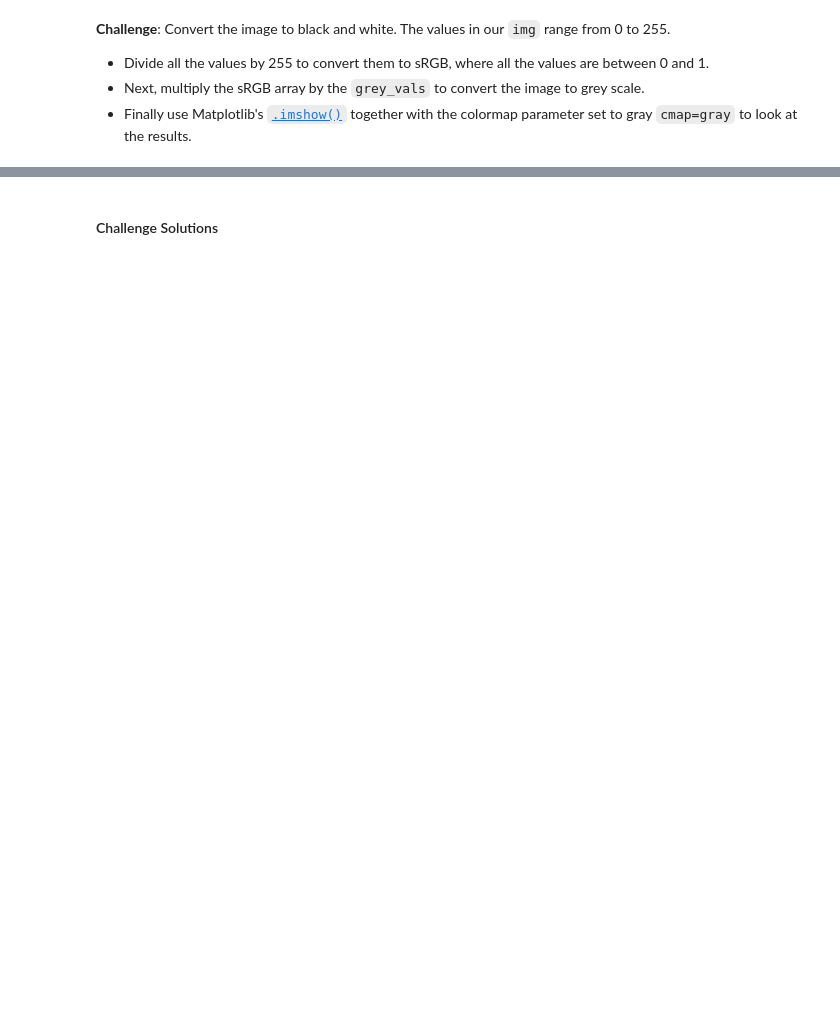
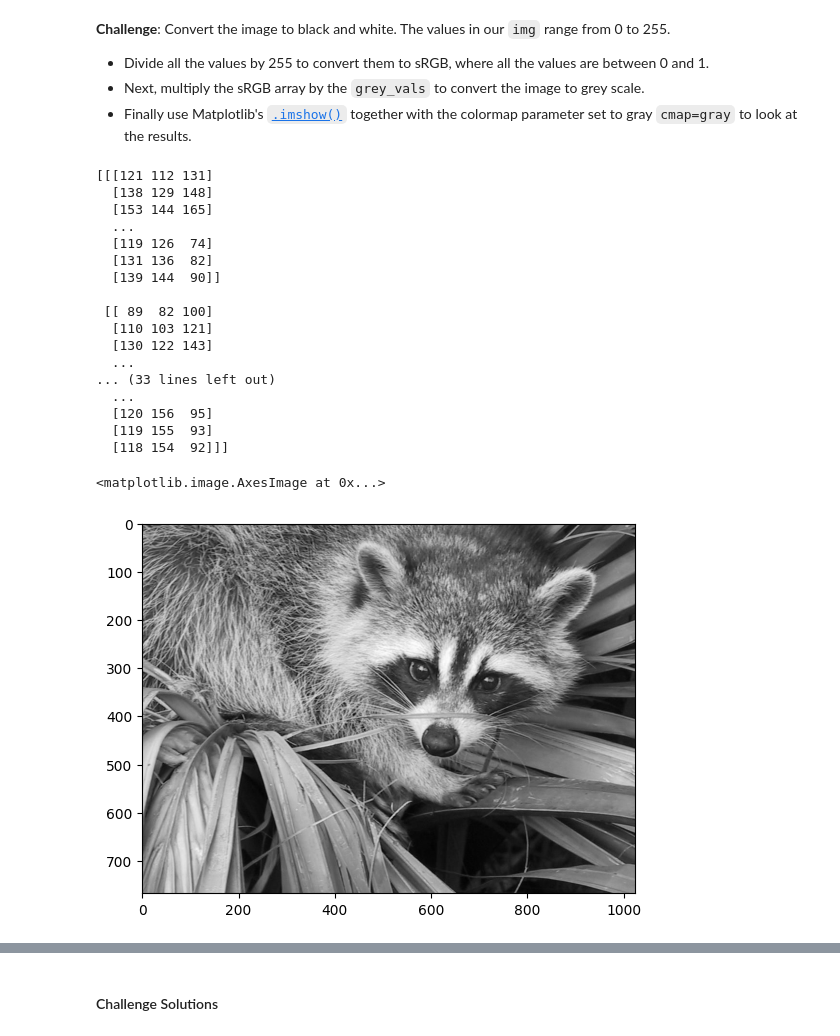
Before and after one commit to J-Bills/day_77, a Jupyter notebook: Computation with NumPy (start)/Computation_with_NumPy_and_N_Dimensional_Arrays_(start).ipynb, the cells around one changed output, grey strips where cells are left out. Saved outputs shown, nothing was run; the diff lists cells and outputs as text; code cells hidden in the pictures; blank space fills up the shorter version.

```diff
--- a/Computation with NumPy (start)/Computation_with_NumPy_and_N_Dimensional_Arrays_(start).ipynb
+++ b/Computation with NumPy (start)/Computation_with_NumPy_and_N_Dimensional_Arrays_(start).ipynb
@@ -265,7 +292,33 @@ Dimensions of result: (4x2)*(2x3)=(4x3)
 * Next, multiply the sRGB array by the `grey_vals` to convert the image to grey scale.
 * Finally use Matplotlib's [`.imshow()`](https://matplotlib.org/3.1.1/api/_as_gen/matplotlib.pyplot.imshow.html) together with the colormap parameter set to gray `cmap=gray` to look at the results.
 # %%
+print(img)
+black_white = img/255
 grey_vals = np.array([0.2126, 0.7152, 0.0722])
+
+black_white = np.matmul(black_white, grey_vals)
+
+plt.imshow(black_white, cmap='grey')
+# %% [output]
+[[[121 112 131]
+  [138 129 148]
+  [153 144 165]
+  ...
+  [119 126  74]
+  [131 136  82]
+  [139 144  90]]
+
+ [[ 89  82 100]
+  [110 103 121]
+  [130 122 143]
+  ...
+... (33 lines left out)
+  ...
+  [120 156  95]
+  [119 155  93]
+  [118 154  92]]]
+<matplotlib.image.AxesImage at 0x...>
+[figure, added]
 # %% [markdown]
 **Challenge**: Can you manipulate the images by doing some operations on the underlying ndarrays? See if you can change the values in the ndarray so that:
 
```
Also changed, not shown: parts of 13 cells of this notebook.
